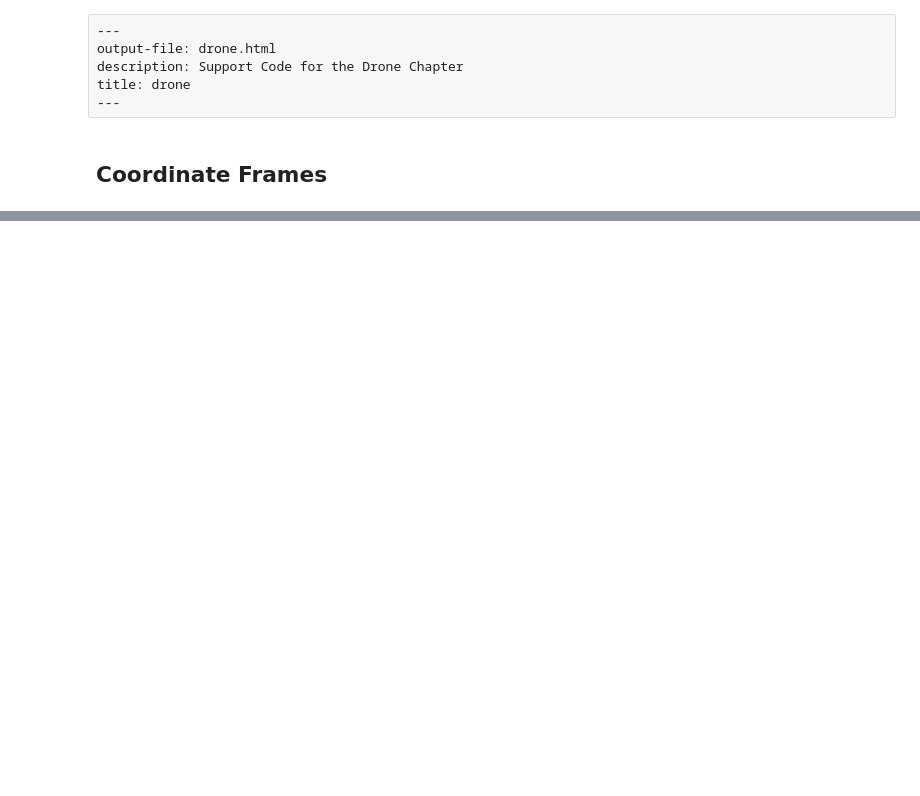
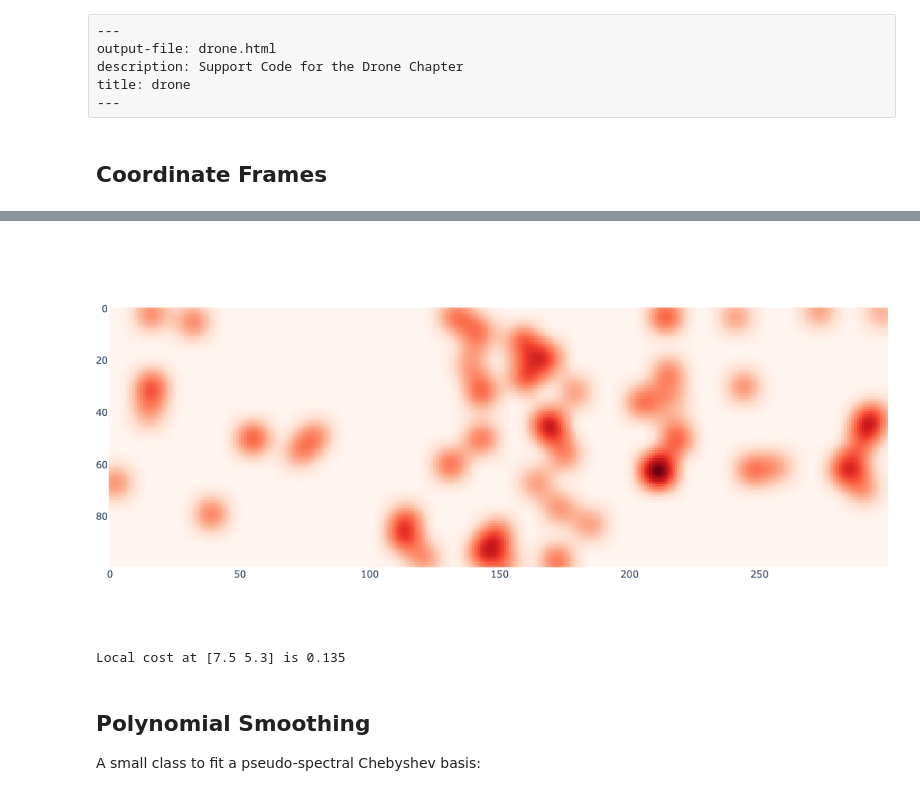
Before and after one commit to gtbook/gtbook, a Jupyter notebook: drone.ipynb, the cells around one changed output, grey strips where cells are left out. Cells and saved outputs as stored; diff of their text form; code cells hidden in the pictures; blank space fills up the shorter version.

```diff
--- a/drone.ipynb
+++ b/drone.ipynb
@@ -46,0 +154,21 @@ fig.show()
+# %%
+sigma = 0.5  # 0.5m standard deviation for the Gaussian kernel
+K = 21 # 21x21 kernel is big enough to accommodate that standard deviation
+kernel = gaussian_kernel(sigma*10, K) # multiply by 10 as map is 10cm resolution
+batch = cost_map[None, None, ...]  # Add batch and channel dimensions
+blurred = torch.conv2d(batch, kernel, padding='same')[0, 0, ...]
+fig = px.imshow(blurred, color_continuous_scale='Reds')
+fig.update_layout(coloraxis_showscale=False, margin=dict(l=0, r=0, t=0, b=0), width=1000)
+fig.show()
+# %% [output]
+[figure, added]
+# %%
+xy = gtsam.Point2(7.5, 5.3) # point in map, in meters
+uv = 10*xy # continuous position in image
+local_result = gaussian_filter(sigma*10, uv, cost_map, K)
+print(f"Local cost at {xy} is {local_result:.3f}")
+
+# When uv are at integer values, blurred image gives the same result:
+assert np.allclose(local_result, blurred[int(uv[1]), int(uv[0])])
+# %% [output]
+Local cost at [7.5 5.3] is 0.135
@@ -46,0 +182,4 @@ fig.show()
+# %% [markdown]
+## Polynomial Smoothing
+
+A small class to fit a pseudo-spectral Chebyshev basis:
```
Also changed, not shown: parts of 13 cells of this notebook, 8 other files.
